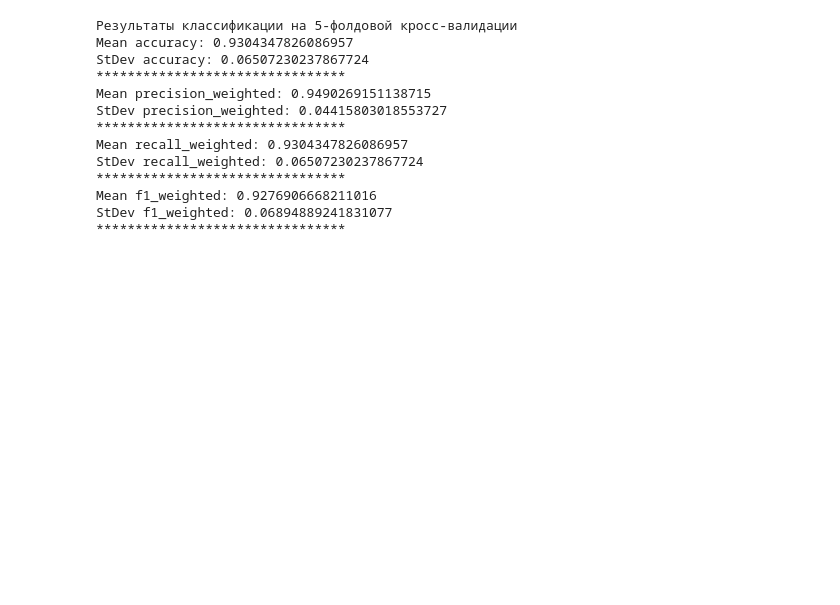
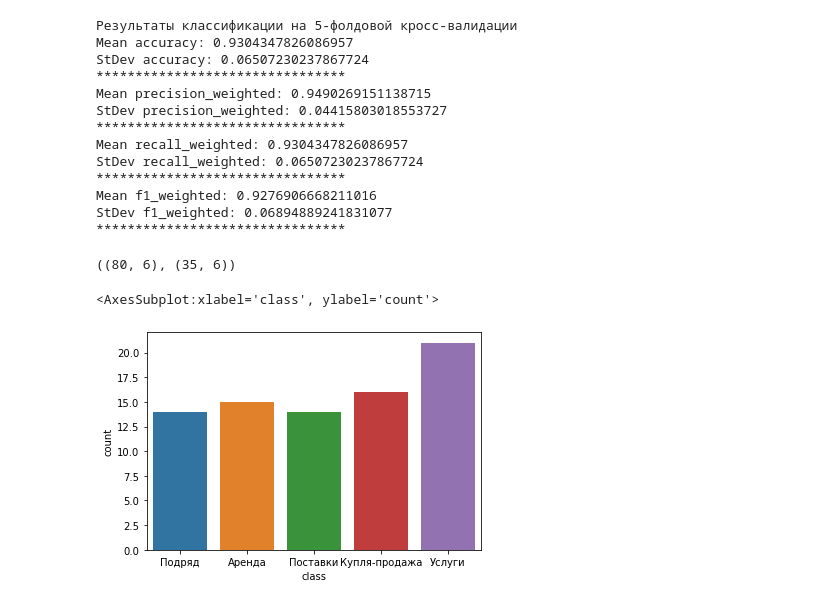
Before and after one commit to maya-ami/xmas, a Jupyter notebook: extract text.ipynb, the cells around one changed output. Cells and saved outputs as stored; diff of their text form; code cells hidden in the pictures; blank space fills up the shorter version.

```diff
--- a/extract text.ipynb
+++ b/extract text.ipynb
@@ -564,0 +567,10 @@ StDev f1_weighted: 0.06894889241831077
+# %%
+train, test = train_test_split(data, test_size=0.3, stratify=data['class'], random_state=22)
+train.shape, test.shape
+# %% [output]
+((80, 6), (35, 6))
+# %%
+sns.countplot(x='class', data=train)
+# %% [output]
+<AxesSubplot:xlabel='class', ylabel='count'>
+[figure, added]
```
Also changed, not shown: parts of 4 cells of this notebook.
